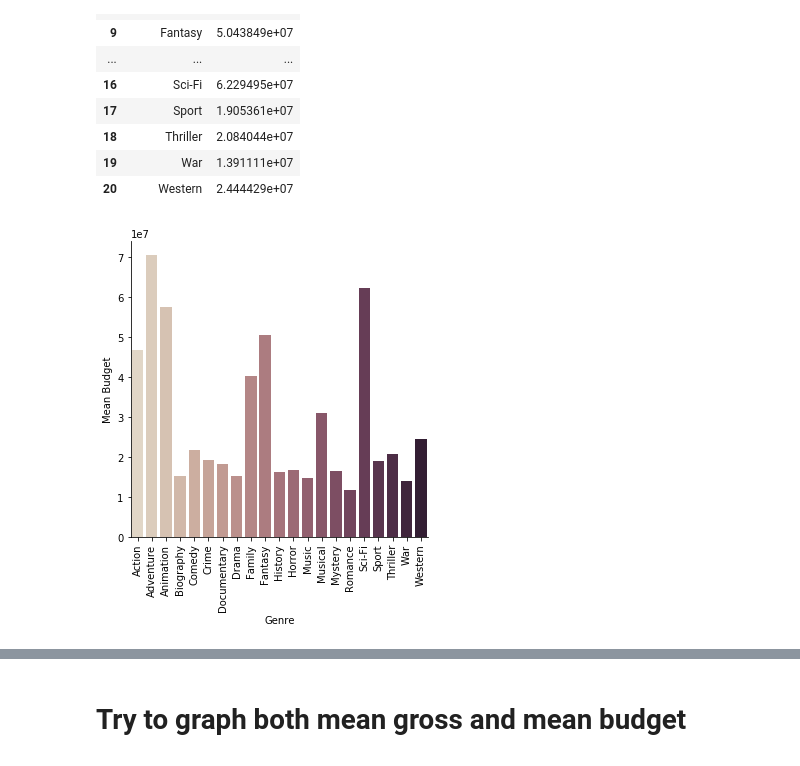
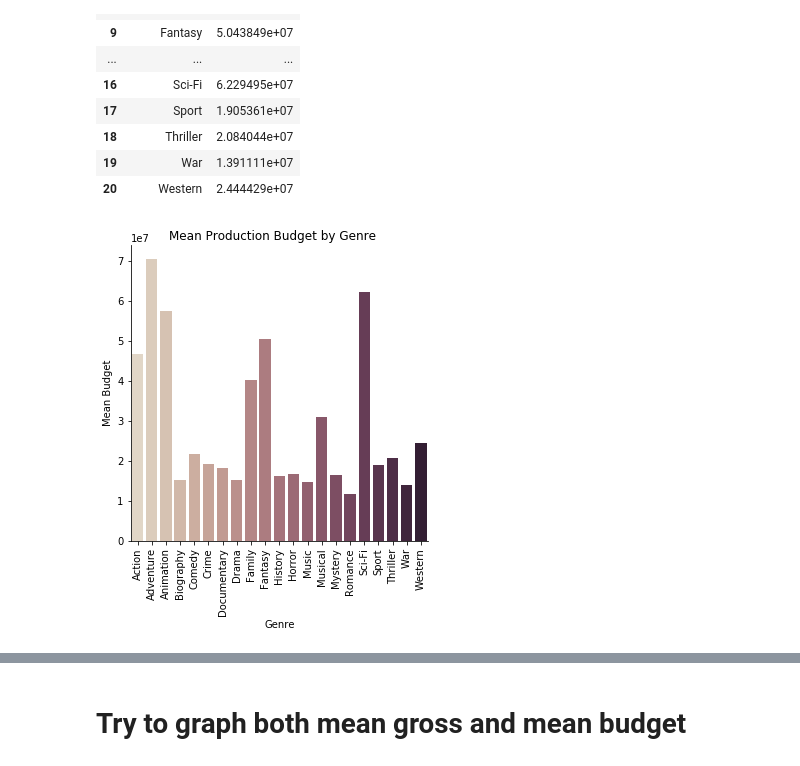
Before and after one commit to kailakay/dsc-mod-1-project-v2-1-onl01-dtsc-ft-041320, a Jupyter notebook: Plotting Genre Finance Info.ipynb, the cells around one changed output, grey strips where cells are left out. Cells and saved outputs as stored; diff of their text form; code cells hidden in the pictures.

```diff
--- a/Plotting Genre Finance Info.ipynb
+++ b/Plotting Genre Finance Info.ipynb
@@ -221,10 +212,10 @@ budgetData
 # %%
 g = sns.catplot(x="Genre", y="Mean Budget", kind="bar", palette="ch:.25", data= budgetData);
 g.set_xticklabels(rotation = 90)
-#plt.set_title("Mean Gross by Genre")
+g.fig.suptitle('Mean Production Budget by Genre')
 plt.show()
 # %% [output]
-[figure, old version]
+[figure, new version]
 # %%
 top7GenreBudgets = budgetData.loc[budgetData['Mean Budget'] >= budgetData['Mean Budget'][13]]
 top5GenreBudgets = budgetData.loc[budgetData['Mean Budget'] >= budgetData['Mean Budget'][0]]
```
Also changed, not shown: parts of 17 cells of this notebook, 3 other files.
